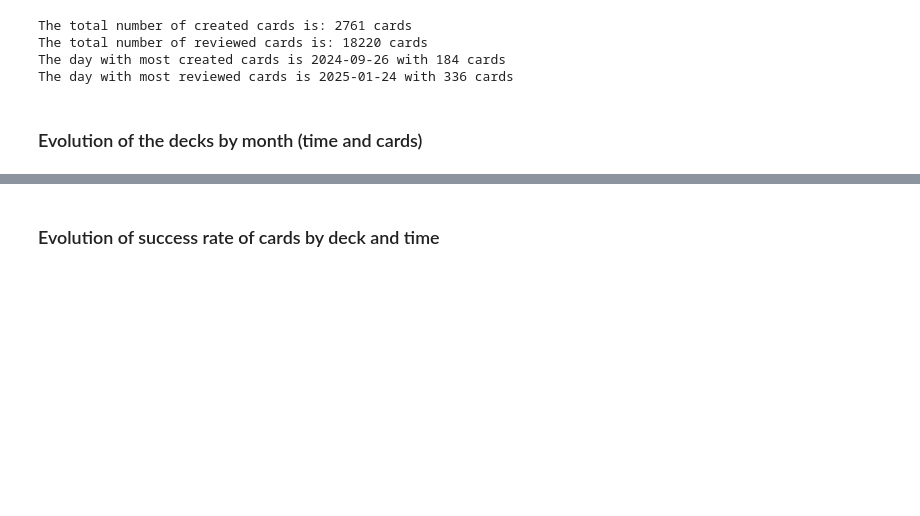
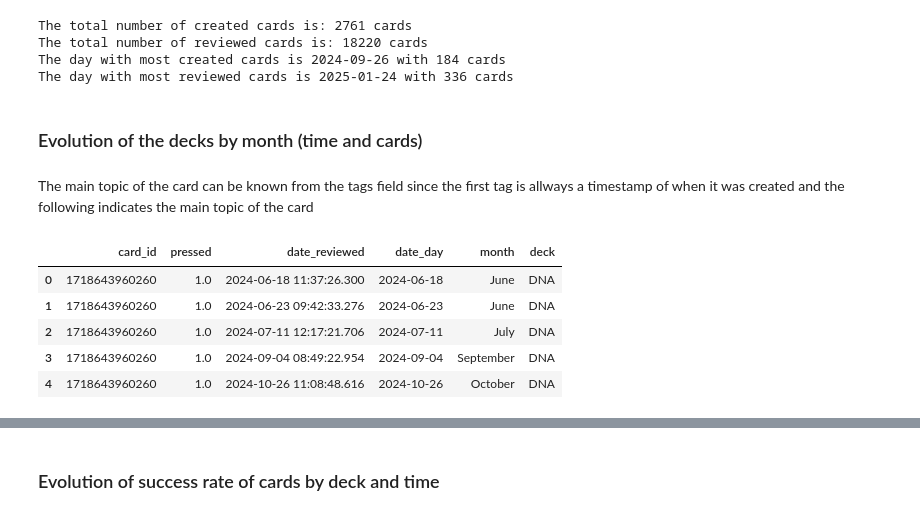
Before and after one commit to Oddman43/BIR_EDA, a Jupyter notebook: notebooks/data_analysis.ipynb, the cells around one changed output, grey strips where cells are left out. Cells and saved outputs as stored; diff of their text form; code cells hidden in the pictures; blank space fills up the shorter version.

```diff
--- a/notebooks/data_analysis.ipynb
+++ b/notebooks/data_analysis.ipynb
@@ -744,3 +744,38 @@ The day with most created cards is 2024-09-26 with 184 cards
 The day with most reviewed cards is 2025-01-24 with 336 cards
 # %% [markdown]
 ### Evolution of the decks by month (time and cards)
+# %% [markdown]
+The main topic of the card can be known from the tags field since the first tag is allways a timestamp of when it was created and the following indicates the main topic of the card
+# %%
+own_mask = anki_copy["deck"].str.contains("01_own")
+anki_decks = anki_copy[own_mask]
+anki_decks = anki_decks[["card_id","tags_list", "pressed", "date_reviewed", "date_day"]]
+anki_decks["pressed"] = anki_decks["pressed"].map({
+    1: 0,
+    2: 0.5,
+    3: 1,
+    4: 1.25
+})
+anki_decks["month"] = anki_decks["date_reviewed"].dt.month_name()
+# %%
+def get_tag(lst):
+    filter_words = {"00Daily", "leech"}
+    lst_filtered = [i for i in lst if not any(w in i for w in filter_words)]
+    if len(lst_filtered) == 0:
+        return "Missing"
+    else:
+        if "::" in lst_filtered[0]:
+            return lst_filtered[0].split("::")[0]
+        else:
+            return lst_filtered[0]
+# %%
+anki_decks["deck"] = anki_decks["tags_list"].apply(lambda lst: get_tag(lst))
+anki_decks = anki_decks.drop(columns=["tags_list"])
+anki_decks.head()
+# %% [output]
+|  | card_id | pressed | date_reviewed | date_day | month | deck |
+| 0 | 1718643960260 | 1.0 | 2024-06-18 11:37:26.300 | 2024-06-18 | June | DNA |
+| 1 | 1718643960260 | 1.0 | 2024-06-23 09:42:33.276 | 2024-06-23 | June | DNA |
+| 2 | 1718643960260 | 1.0 | 2024-07-11 12:17:21.706 | 2024-07-11 | July | DNA |
+| 3 | 1718643960260 | 1.0 | 2024-09-04 08:49:22.954 | 2024-09-04 | September | DNA |
+| 4 | 1718643960260 | 1.0 | 2024-10-26 11:08:48.616 | 2024-10-26 | October | DNA |
```
Also changed, not shown: parts of 8 cells of this notebook.
